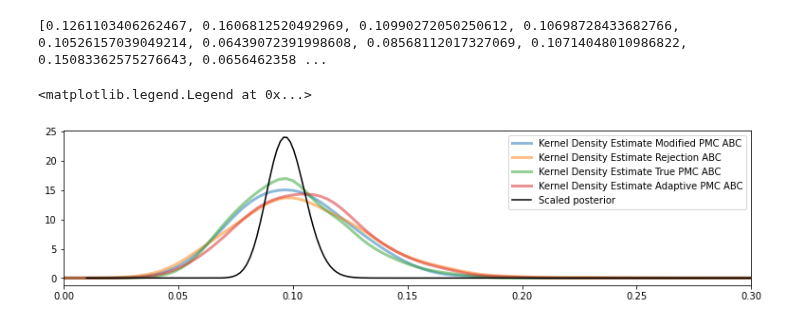
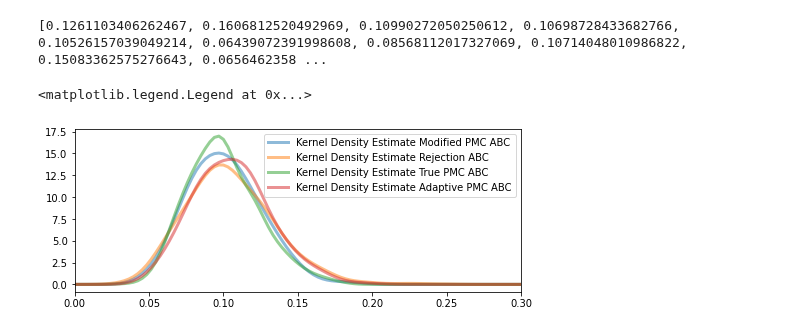
Before and after one commit to pints-team/pints, a Jupyter notebook: degradation.ipynb, the cells around one changed output. Cells and saved outputs as stored; diff of their text form; code cells hidden in the pictures.

```diff
--- a/degradation.ipynb
+++ b/degradation.ipynb
@@ -619,34 +619,36 @@ from statsmodels.nonparametric.kernel_density import KDEMultivariate
 def kde_sklearn(x, x_grid, bandwidth=0.2, **kwargs):
     kde_skl = KernelDensity(bandwidth=bandwidth, **kwargs)
     kde_skl.fit(x[:, np.newaxis])
     # score_samples() returns the log-likelihood of the samples
     log_pdf = kde_skl.score_samples(x_grid[:, np.newaxis])
     return np.exp(log_pdf)
 
 mod_true_prob = [x * 0.5 for x in true_prob]
-fig, ax = plt.subplots(1, 1, sharey=True, figsize=(13, 3))
+fig, ax = plt.subplots(1, 1, sharey=True, figsize=(8, 3))
 
 t_samples = np.array(pmc_fake_samples)
 p_samples = np.array(rej_abc_samples)
 r_samples = np.array(true_pmc_samples)
 w_samples = np.array(adaptive_pmc_samples[:1000])
 
 # print(p_samples)
 
 x_grid = np.linspace(0, 0.3, 100)
 
 ax.plot(x_grid, kde_sklearn(t_samples, x_grid, bandwidth=0.01),
             label='Kernel Density Estimate Modified PMC ABC', linewidth=3, alpha=0.5)
 ax.plot(x_grid, kde_sklearn(p_samples, x_grid, bandwidth=0.01),
             label='Kernel Density Estimate Rejection ABC', linewidth=3, alpha=0.5)
 ax.plot(x_grid, kde_sklearn(r_samples, x_grid, bandwidth=0.007),
             label='Kernel Density Estimate True PMC ABC', linewidth=3, alpha=0.5)
 ax.plot(x_grid, kde_sklearn(w_samples, x_grid, bandwidth=0.01),
             label='Kernel Density Estimate Adaptive PMC ABC', linewidth=3, alpha=0.5)
-# ax.hist(samples[:, 0], 30, fc='gray', histtype='stepfilled', alpha=0.3, density=True)
-plt.plot(thetas, mod_true_prob, color='black', label='Scaled posterior')
+# ax.hist(samples[:, 0], 30, fc='gray', histtype='stepfilled', alpha=0.3, density=True, label='Samples')
+# plt.plot(thetas, mod_true_prob, color='black', label='Scaled posterior')
 ax.set_xlim(0, 0.3)
 ax.legend(loc='upper right')
+
+# plt.savefig(my_path + '/kde_example.pdf')plt.savef
 # %% [output]
 <matplotlib.legend.Legend at 0x...>
-[figure, old version]
+[figure, new version]
```
Also changed, not shown: parts of 1 cell of this notebook.
